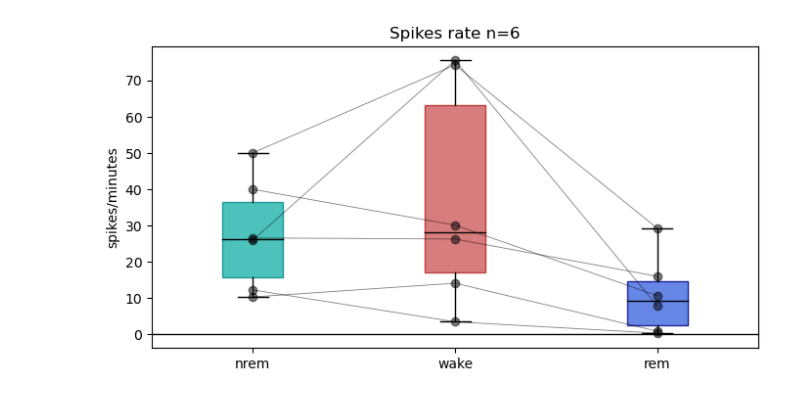
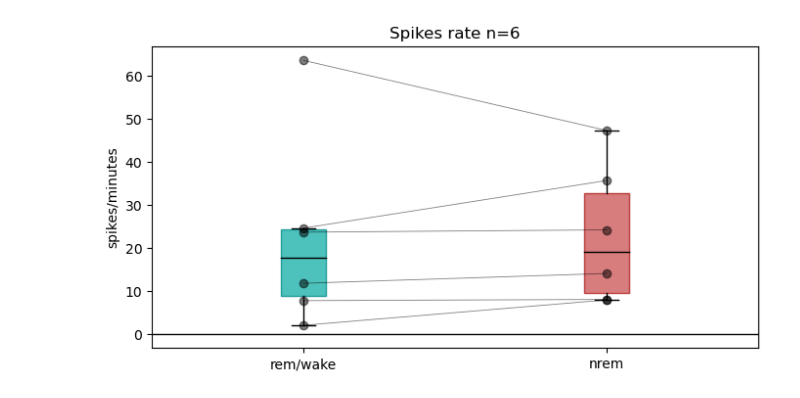
Before and after one commit to oferbudin/NirsLabProject, a Jupyter notebook: NirsLabProject/notebooks/sleep-spikes-rate.ipynb, the cells around one changed output. Cells and saved outputs as stored; diff of their text form; code cells hidden in the pictures.

Commit message:
sleeing stages dump

```diff
--- a/NirsLabProject/notebooks/sleep-spikes-rate.ipynb
+++ b/NirsLabProject/notebooks/sleep-spikes-rate.ipynb
@@ -18,6 +18,8 @@ from NirsLabProject.config.consts import *
 from NirsLabProject.config.subject import Subject
 from NirsLabProject.utils.group_spikes import group_spikes
 from NirsLabProject.utils import plotting
+# %%
+separate_wake_and_rem = False
 # %%
 def has_sleeping_data(subj):
     flat_features = np.load(subj.paths.subject_flat_features_path)
@@ -27,8 +29,10 @@ def has_sleeping_data(subj):
 detection_subjects = putils.get_subjects(
     filters=[
         lambda subj: os.path.exists(subj.paths.subject_flat_features_path),
+        #lambda subj: not subj.stimuli_project if separate_wake_and_rem else True,
+        #lambda subj: subj.p_number not in [520],
         lambda subj: not subj.stimuli_project,
-        lambda subj: has_sleeping_data(subj)
+        lambda subj: has_sleeping_data(subj),
     ],
     sort_key=lambda subj: subj.p_number,
 )
@@ -110,27 +114,45 @@ class SleepStage:
         return self.spikes / (self.dureation_in_seconds / 60)
 
 
-def calcualte_spikes_rate(subj):
+def calcualte_spikes_rate(subj, separate_wake_and_rem=False):
     flat_features = np.load(s.paths.subject_flat_features_path)
-    utils.add_sleeping_stage_flag_to_spike_features(subj, flat_features, separate_wake_and_rem=True)
+
+    # if separate_wake_and_rem:
+        # by default we group rem and wake stages together (to have consistent results of the detection and stimuli projects)
+    utils.add_sleeping_stage_flag_to_spike_features(subj, flat_features, separate_wake_and_rem=separate_wake_and_rem)
+
+    # get one rpresentative of each group
     group_ids = flat_features[:, GROUP_INDEX]
     unique_indices = np.unique(group_ids, return_index=True)[1]
     unique_group_subj_features = flat_features[unique_indices]
     hypnogram = unique_group_subj_features[:, HYPNOGRAM_FLAG_INDEX]
 
+    if separate_wake_and_rem:
+        hypnogram_flag_converter = DETECTION_HYPNOGRAM_FALGS_NAMES
+    else:
+        hypnogram_flag_converter = HYPNOGRAM_FLAGS_NAMES
+
     subj_stages = {
-        stage: SleepStage(stage) for stage in DETECTION_HYPNOGRAM_FALGS_NAMES.values()
+        stage: SleepStage(stage) for stage in hypnogram_flag_converter.values()
     }
+
     for h in hypnogram:
-        stage = DETECTION_HYPNOGRAM_FALGS_NAMES[h]
+        stage = hypnogram_flag_converter[h]
         subj_stages[stage].add_spike()
 
-    changing_points, values = sleeping_utils.get_hypnogram_changes_in_miliseconds(subj, separate_wake_and_rem=True)
-    for i in range(len(changing_points)-1):
+    print(sleeping_utils.get_sleep_start_end_indexes(subj))
+    changing_points, values = sleeping_utils.get_hypnogram_changes_in_miliseconds(subj, separate_wake_and_rem=separate_wake_and_rem)
+    print(changing_points, values)
+    for i in range(len(changing_points)):
         start_time = changing_points[i]
-        end_time = changing_points[i+1]
-        stage = DETECTION_HYPNOGRAM_FALGS_NAMES[values[i]]
+        if i == len(changing_points) - 1:
+            # last stage - end of the recording - use the last spike time (not exactly accurate, but should be close enough for the purpose of the analysis)
+            end_time = flat_features[-1, TIMESTAMP_INDEX]
+        else:
+            end_time = changing_points[i+1]
+        stage = hypnogram_flag_converter[values[i]]
         subj_stages[stage].add_duration(start_time, end_time)
+
 
     for stage, stage_data in subj_stages.items():
         print(f"subject {subj.p_number} stage {stage} spikes rate {stage_data.spikes_rate} spikes {stage_data.spikes} duration {stage_data.dureation_in_seconds / 3600} hours")
@@ -139,12 +161,18 @@ def calcualte_spikes_rate(subj):
     return subj_stages
 
 
+if separate_wake_and_rem:
+    hypnogram_flag_converter = DETECTION_HYPNOGRAM_FALGS_NAMES
+else:
+    hypnogram_flag_converter = HYPNOGRAM_FLAGS_NAMES
+
+
 subject_stages = {}
 stages = {
-    stage: [] for stage in DETECTION_HYPNOGRAM_FALGS_NAMES.values()
+    stage: [] for stage in hypnogram_flag_converter.values()
 }
 for s in detection_subjects:
-    subj_stages = calcualte_spikes_rate(s)
+    subj_stages = calcualte_spikes_rate(s, separate_wake_and_rem=separate_wake_and_rem)
     subject_stages[s.p_number] = {}
     for stage, stage_data in subj_stages.items():
         stages[stage].append(stage_data.spikes_rate)
@@ -179 +206 @@ subject 416 stage rem spikes rate 10.655172413793103 spikes 309 duration 0.48333
-[figure, old version]
+[figure, new version]
```
Also changed, not shown: parts of 1 cell of this notebook.
